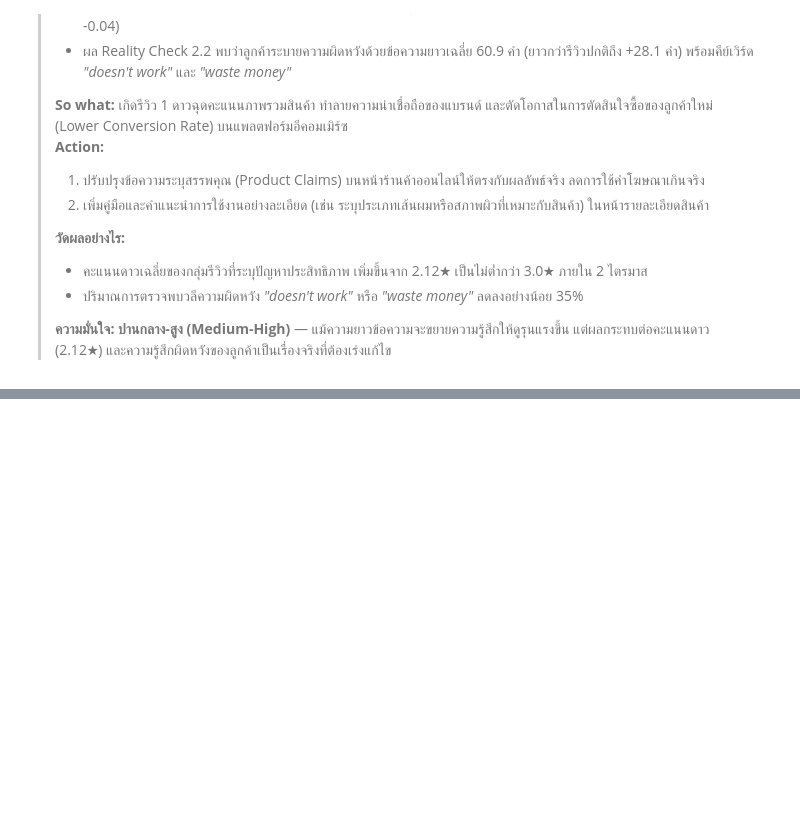
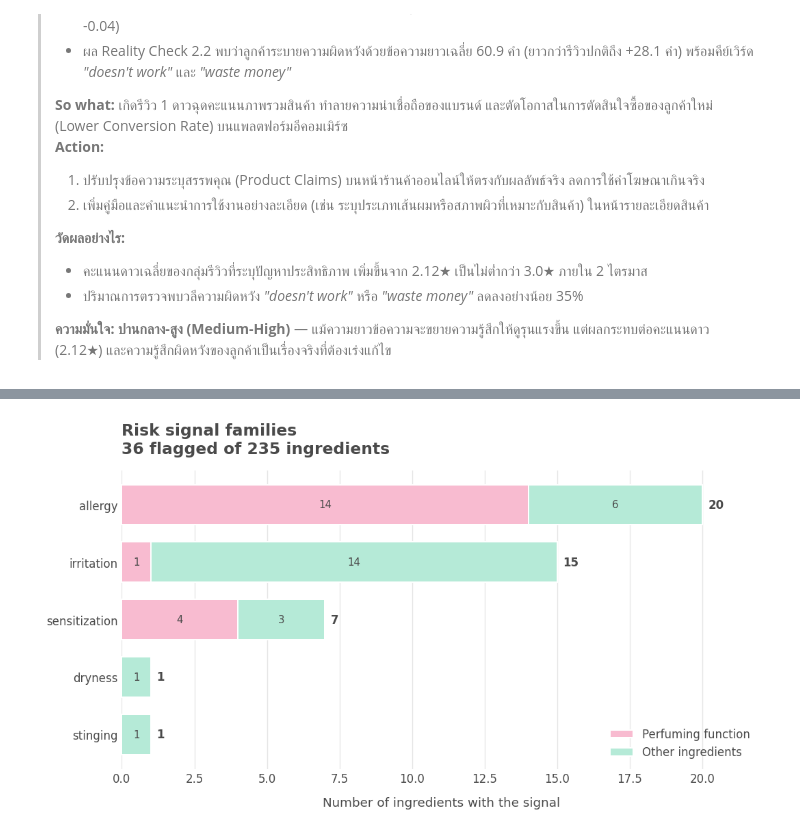
Before and after one commit to Supieiei/Project1_Group7, a Jupyter notebook: Project1_Group7.ipynb, the cells around one changed output, grey strips where cells are left out. Drawn from its saved outputs; the diff is of its cells as text; code cells hidden in the pictures; blank space fills up the shorter version.

```diff
--- a/Project1_Group7.ipynb
+++ b/Project1_Group7.ipynb
@@ -1750,0 +2227,20 @@ print("=" * 75)
+# %%
+# ===== Step 7: บันทึก corpus แล้วดูภาพรวม =====
+df_robot.to_json("corpus.jsonl", orient="records", lines=True, force_ascii=False)
+df_robot.to_csv("ingredients_dataset.csv", index=False, encoding="utf-8-sig")
+print("บันทึกไฟล์เรียบร้อยแล้ว!")
+
+corp = df_robot.copy()
+total = len(corp)
+n_risk = int(corp["risk_flag"].sum())
+print(f"\nส่วนผสมทั้งหมด: {total} รายการ")
+print(f"พบสัญญาณระคายเคือง/แพ้: {n_risk} รายการ ({n_risk/total*100:.1f}%)")
+
+print("\n--- หน้าที่ listed_functions ว่าง ---")
+print(corp.loc[corp.listed_functions == "", "ingredient_name"].tolist())
+
+print("\n--- 5 หน้าที่ยาวที่สุด ---")
+print(corp.nlargest(5, "word_count")[["ingredient_name", "word_count"]].to_string(index=False))
+
+print("\n--- สัญญาณที่พบ (ตระกูล) ---")
+print(corp.loc[corp.risk_flag, "risk_signals"].str.split(", ").explode().value_counts().to_string())
@@ -1750,0 +2354,72 @@ print("=" * 75)
+# %%
+import pandas as pd
+import matplotlib.pyplot as plt
+
+corp = pd.read_json("corpus.jsonl", lines=True)
+corp["risk_signals"] = corp["risk_signals"].fillna("")
+
+risky = corp[corp.risk_flag].copy()
+risky["sig"] = risky.risk_signals.str.split(", ")
+ex = risky.explode("sig")
+ex = ex[ex.sig.str.strip() != ""]
+ex["กลุ่ม"] = ex.is_perfuming.map({True: "perfuming", False: "ไม่ใช่ perfuming"})
+
+# ตาราง: จำนวนสารที่พบแต่ละตระกูลสัญญาณ แยกตามกลุ่ม
+tab = pd.crosstab(ex.sig, ex["กลุ่ม"])
+tab["รวม"] = tab.sum(axis=1)
+tab = tab.sort_values("รวม", ascending=False)
+display(tab)
+
+# ---------- กราฟ (ป้ายภาษาอังกฤษ เพราะ Colab ไม่มีฟอนต์ไทยใน matplotlib) ----------
+PINK = "#F8BBD0"       # ชมพูพาสเทล
+GREEN = "#B5EAD7"      # เขียวพาสเทล
+TEXT = "#4A4A4A"
+GRID = "#E6E6E6"
+
+tab_plot = (
+    tab.drop(columns="รวม")
+       .rename(columns={"perfuming": "Perfuming function",
+                        "ไม่ใช่ perfuming": "Other ingredients"})
+       [["Perfuming function", "Other ingredients"]]   # กำหนดลำดับสีให้คงที่
+       [::-1]
+)
+
+fig, ax = plt.subplots(figsize=(9, 5), dpi=120)
+tab_plot.plot(kind="barh", stacked=True, ax=ax,
+              color=[PINK, GREEN], width=0.7,
+              edgecolor="white", linewidth=1.2)
+
+# ใส่ตัวเลขกลางแต่ละช่วงของแท่ง (ข้ามค่า 0)
+for container in ax.containers:
+    labels = [int(v) if v > 0 else "" for v in container.datavalues]
+    ax.bar_label(container, labels=labels, label_type="center",
+                 fontsize=9, color=TEXT, fontweight="medium")
+
+# ใส่ยอดรวมท้ายแท่ง
+totals = tab_plot.sum(axis=1)
+for i, total in enumerate(totals):
+    ax.text(total + totals.max() * 0.01, i, f"{int(total)}",
+            va="center", ha="left", fontsize=10, color=TEXT, fontweight="bold")
+
+# ตกแต่งแกนและกรอบ
+ax.set_xlabel("Number of ingredients with the signal", fontsize=11, color=TEXT, labelpad=10)
+ax.set_ylabel("")
+ax.set_xlim(0, totals.max() * 1.1)
+ax.tick_params(axis="both", colors=TEXT, length=0, labelsize=10)
+ax.xaxis.grid(True, color=GRID, linewidth=0.8)
+ax.set_axisbelow(True)
+for side in ["top", "right", "left", "bottom"]:
+    ax.spines[side].set_visible(False)
+
+# ชื่อกราฟ
+ax.set_title(f"Risk signal families\n"
+             f"{len(risky)} flagged of {len(corp)} ingredients",
+             fontsize=14, color=TEXT, fontweight="bold", loc="left", pad=15)
+
+# legend ไว้ด้านบนขวา ไม่มีกรอบ
+ax.legend(title="", frameon=False, fontsize=10,
+          loc="lower right", labelcolor=TEXT)
+
+plt.tight_layout()
+plt.show()
+# %% [output]
@@ -1750,0 +2433 @@ print("=" * 75)
+[figure, added]
```
Also changed, not shown: parts of 25 cells of this notebook.
